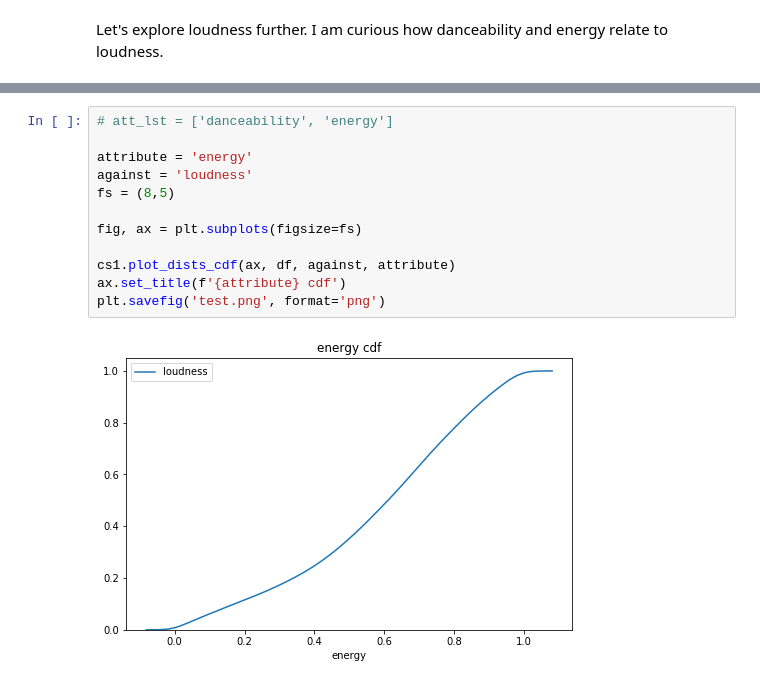
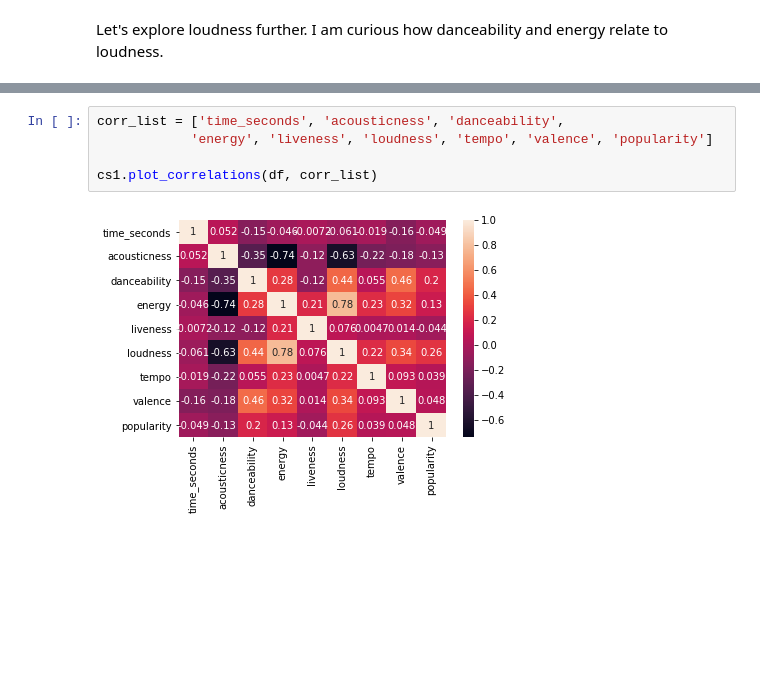
Before and after one commit to brentthayer1/capstone1, a Jupyter notebook: capstone1_eda.ipynb, the cells around one changed output, grey strips where cells are left out. Cells and saved outputs as stored; diff of their text form; blank space fills up the shorter version.

```diff
--- a/capstone1_eda.ipynb
+++ b/capstone1_eda.ipynb
@@ -746,14 +705,7 @@ Text(0.5, 0, 'Energy')
-# %%
-# att_lst = ['danceability', 'energy']
-
-attribute = 'energy'
-against = 'loudness'
-fs = (8,5)
-
-fig, ax = plt.subplots(figsize=fs)
-
-cs1.plot_dists_cdf(ax, df, against, attribute)
-ax.set_title(f'{attribute} cdf')
-plt.savefig('test.png', format='png')
-# %% [output]
-[figure, removed]
+# %%
+corr_list = ['time_seconds', 'acousticness', 'danceability',
+            'energy', 'liveness', 'loudness', 'tempo', 'valence', 'popularity']
+
+cs1.plot_correlations(df, corr_list)
+# %% [output]
+[figure, added]
```
Also changed, not shown: parts of 8 cells of this notebook, 3 other files.
